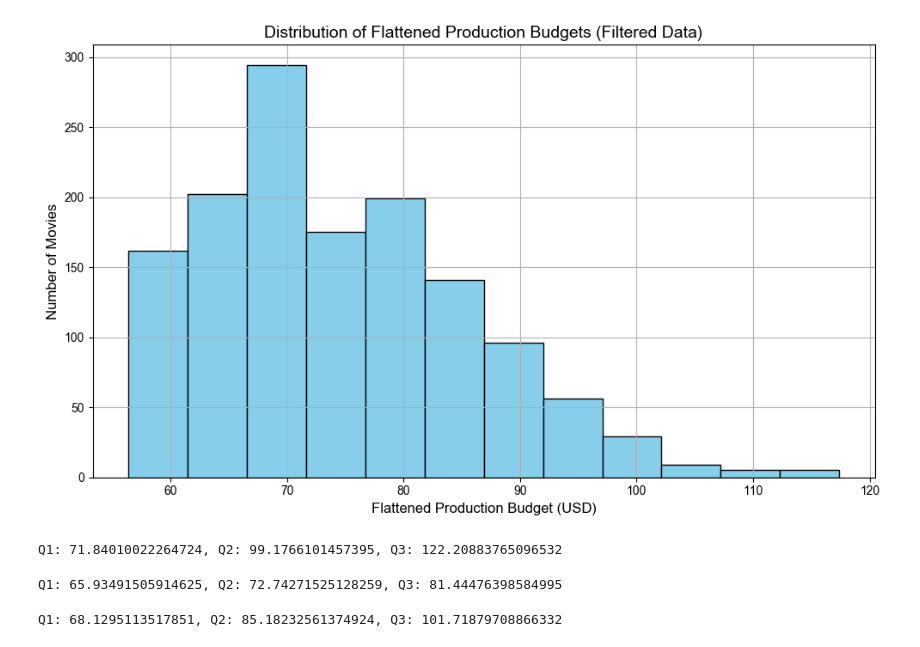
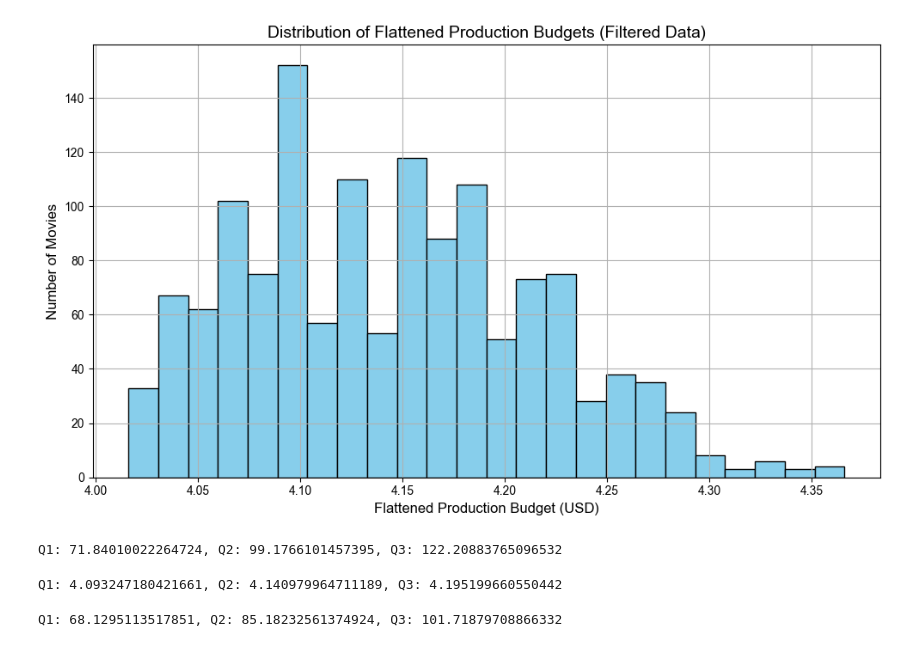
Before and after one commit to Ocean1029/Statistics_Final_Project, a Jupyter notebook: final_code_workspace/type_to_box_office.ipynb, the cells around one changed output. Cells and saved outputs as stored; diff of their text form; code cells hidden in the pictures.

```diff
--- a/final_code_workspace/type_to_box_office.ipynb
+++ b/final_code_workspace/type_to_box_office.ipynb
@@ -51,7 +51,7 @@ filtered_df['source_category'] = (
 # 前處理
 
 filtered_df["total_box_office"] = filtered_df["domestic_box_office"] + filtered_df["international_box_office"]
-filtered_df["flattened_production_budget"] = np.pow(filtered_df["production_budget"], 1/4)
+filtered_df["flattened_production_budget"] = np.pow(np.log(filtered_df["production_budget"]), 1/2)
 filtered_df["flattened_total_box_office"] = np.pow(filtered_df["total_box_office"], 1/4)
 filtered_df["theatrical_engagements"] = np.pow(filtered_df["theatrical_engagements"], 1/2)
 filtered_df['z_score'] = stats.zscore(filtered_df['flattened_total_box_office'])
@@ -59,14 +70,14 @@ filtered_df = filtered_df[filtered_df['z_score'].abs() <= 2].copy()
 # %%
 plt.figure(figsize=(10, 6))
-plt.hist(filtered_df['flattened_production_budget'], bins=12, color='skyblue', edgecolor='black')
+plt.hist(filtered_df['flattened_production_budget'], bins=24, color='skyblue', edgecolor='black')
 plt.title('Distribution of Flattened Production Budgets (Filtered Data)', fontsize=14)
 plt.xlabel('Flattened Production Budget (USD)', fontsize=12)
 plt.ylabel('Number of Movies', fontsize=12)
 plt.grid(True)
 plt.tight_layout()
 plt.show()
 # %% [output]
-[figure, old version]
+[figure, new version]
 # %%
 # 計算 theatrical_engagements Q1 Q2 Q3
 q1_engagement = filtered_df['theatrical_engagements'].quantile(0.25)
@@ -82,7 +93,7 @@ q2_budget = filtered_df['flattened_production_budget'].quantile(0.50)
 q3_budget = filtered_df['flattened_production_budget'].quantile(0.75)
 print(f"Q1: {q1_budget}, Q2: {q2_budget}, Q3: {q3_budget}")
 # %% [output]
-Q1: 65.93491505914625, Q2: 72.74271525128259, Q3: 81.44476398584995
+Q1: 4.093247180421661, Q2: 4.140979964711189, Q3: 4.195199660550442
 # %%
 # 計算 box_office Q1 Q2 Q3
 q1_box_office = filtered_df['flattened_total_box_office'].quantile(0.25)
```
Also changed, not shown: parts of 7 cells of this notebook.
